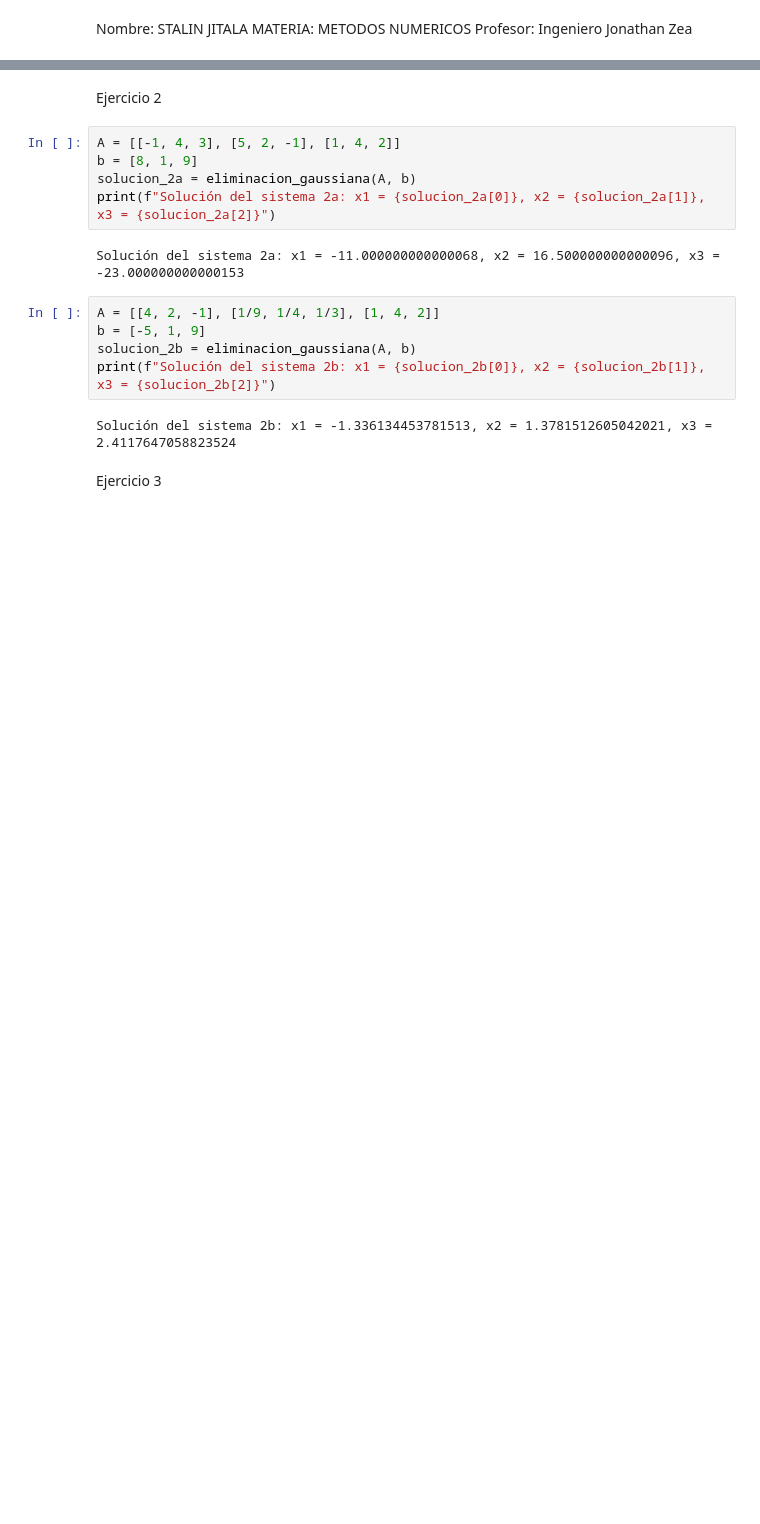
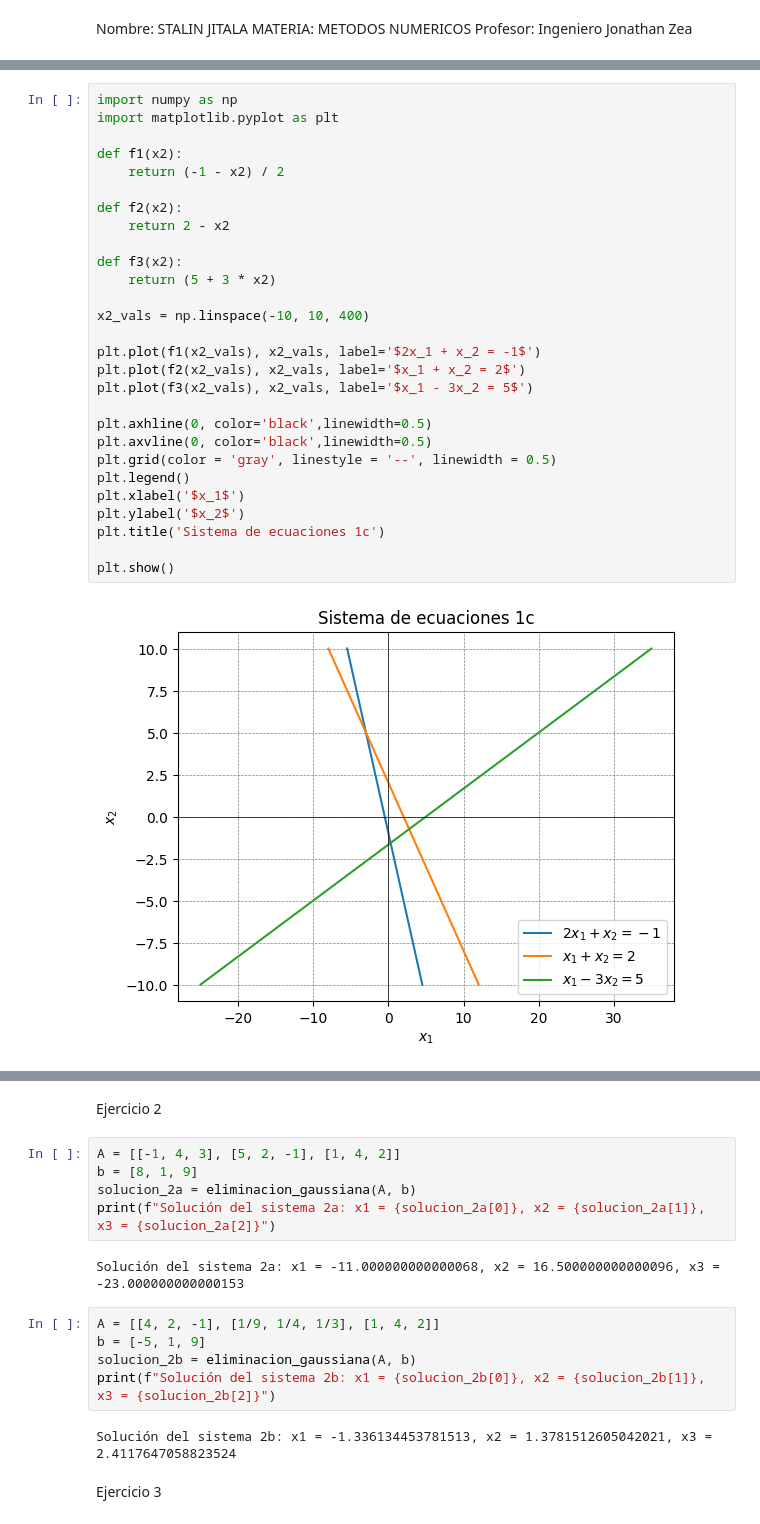
Before and after one commit to stalinjitala2001/METODOS-NUMERICOS-UNIDAD-4.0, a Jupyter notebook: TAREA9METODOSNUMERICOS.ipynb, the cells around one changed output, grey strips where cells are left out. Cells and saved outputs as stored; diff of their text form; blank space fills up the shorter version.

```diff
--- a/TAREA9METODOSNUMERICOS.ipynb
+++ b/TAREA9METODOSNUMERICOS.ipynb
@@ -70,0 +81,30 @@ Solución del sistema 1d: x1 = 3.333333333333333, x2 = -2.0, x3 = -3.66666666666
+# %%
+import numpy as np
+import matplotlib.pyplot as plt
+
+def f1(x2):
+    return (-1 - x2) / 2
+
+def f2(x2):
+    return 2 - x2
+
+def f3(x2):
+    return (5 + 3 * x2)
+
+x2_vals = np.linspace(-10, 10, 400)
+
+plt.plot(f1(x2_vals), x2_vals, label='$2x_1 + x_2 = -1$')
+plt.plot(f2(x2_vals), x2_vals, label='$x_1 + x_2 = 2$')
+plt.plot(f3(x2_vals), x2_vals, label='$x_1 - 3x_2 = 5$')
+
+plt.axhline(0, color='black',linewidth=0.5)
+plt.axvline(0, color='black',linewidth=0.5)
+plt.grid(color = 'gray', linestyle = '--', linewidth = 0.5)
+plt.legend()
+plt.xlabel('$x_1$')
+plt.ylabel('$x_2$')
+plt.title('Sistema de ecuaciones 1c')
+
+plt.show()
+# %% [output]
+[figure, added]
```
Also changed, not shown: parts of 15 cells of this notebook.
